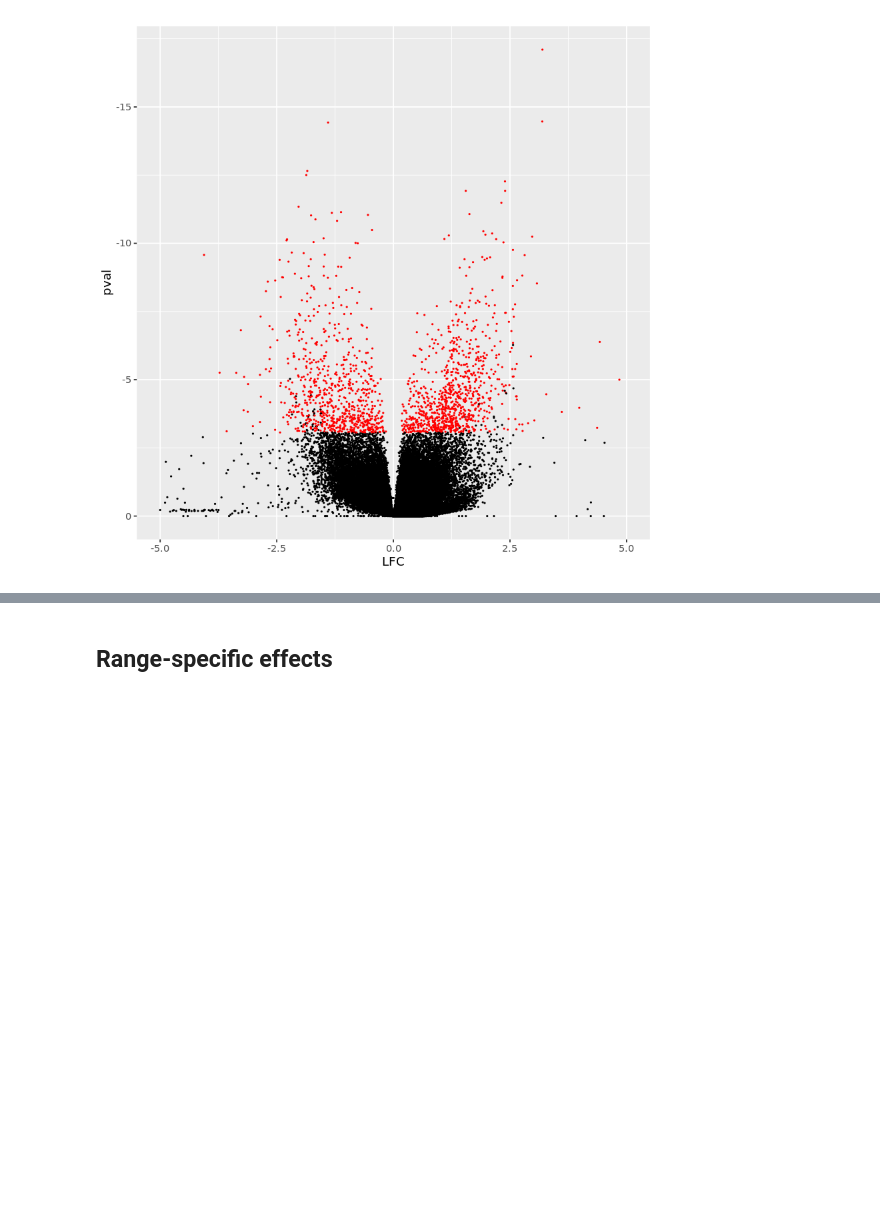
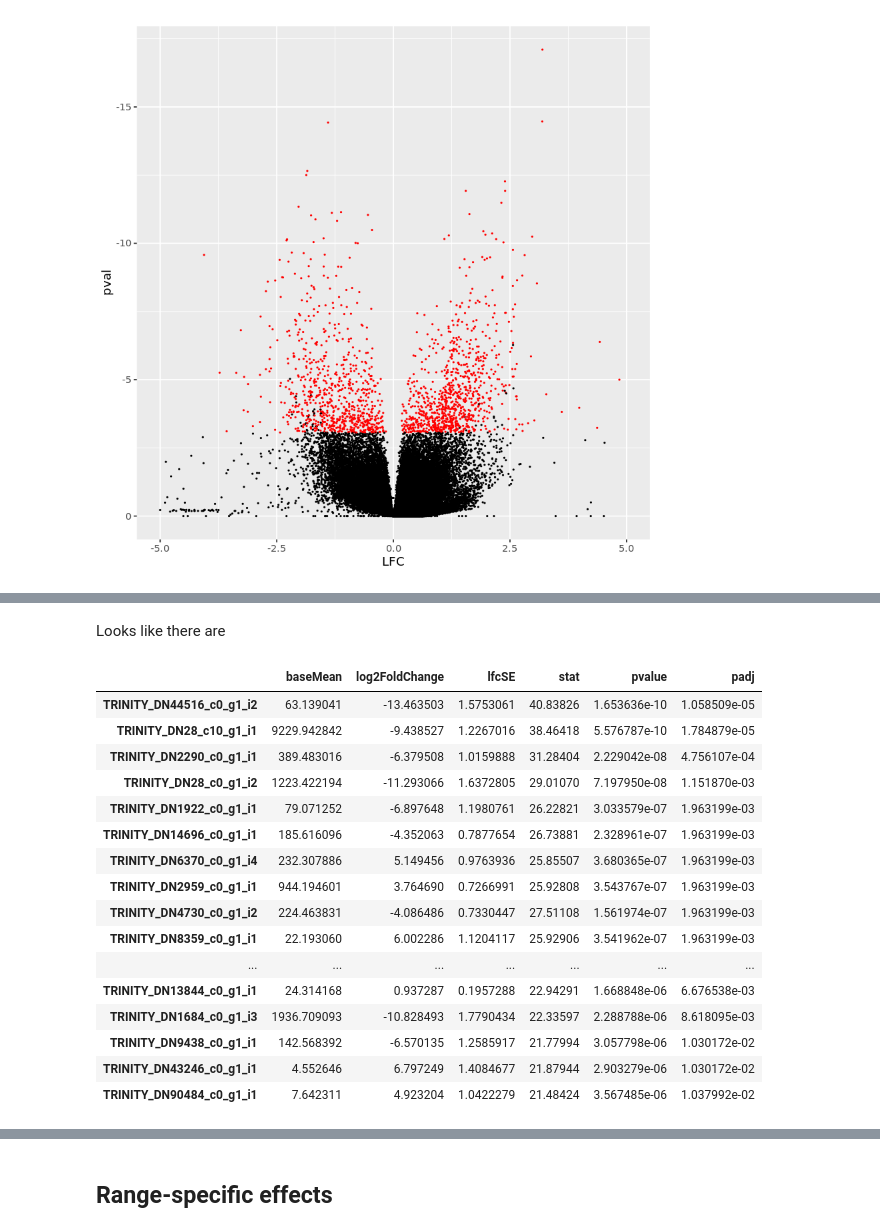
Before and after one commit to tepoltlab/RhithroLoxo_DE, a Jupyter notebook: juptyer_notebooks/DESeq2_RhithroLoxo.ipynb, the cells around one changed output, grey strips where cells are left out. Cells and saved outputs as stored; diff of their text form; code cells hidden in the pictures; blank space fills up the shorter version.

```diff
--- a/juptyer_notebooks/DESeq2_RhithroLoxo.ipynb
+++ b/juptyer_notebooks/DESeq2_RhithroLoxo.ipynb
@@ -696,0 +726,3 @@ Warning message:
+# %%
+res_sex <- results(dds_sex, alpha=0.05)
+summary(res_sex)
@@ -696,0 +739,24 @@ Warning message:
+# %% [markdown]
+Looks like there are
+# %%
+res_sex_sig <- data.frame(subset(res_sex, padj < 0.05))
+res_sex_sig <- res_sex_sig[order(res_sex_sig$padj),]
+head(res_sex_sig,20)
+# %% [output]
+|  | baseMean | log2FoldChange | lfcSE | stat | pvalue | padj |
+| TRINITY_DN44516_c0_g1_i2 | 63.139041 | -13.463503 | 1.5753061 | 40.83826 | 1.653636e-10 | 1.058509e-05 |
+| TRINITY_DN28_c10_g1_i1 | 9229.942842 | -9.438527 | 1.2267016 | 38.46418 | 5.576787e-10 | 1.784879e-05 |
+| TRINITY_DN2290_c0_g1_i1 | 389.483016 | -6.379508 | 1.0159888 | 31.28404 | 2.229042e-08 | 4.756107e-04 |
+| TRINITY_DN28_c0_g1_i2 | 1223.422194 | -11.293066 | 1.6372805 | 29.01070 | 7.197950e-08 | 1.151870e-03 |
+| TRINITY_DN1922_c0_g1_i1 | 79.071252 | -6.897648 | 1.1980761 | 26.22821 | 3.033579e-07 | 1.963199e-03 |
+| TRINITY_DN14696_c0_g1_i1 | 185.616096 | -4.352063 | 0.7877654 | 26.73881 | 2.328961e-07 | 1.963199e-03 |
+| TRINITY_DN6370_c0_g1_i4 | 232.307886 | 5.149456 | 0.9763936 | 25.85507 | 3.680365e-07 | 1.963199e-03 |
+| TRINITY_DN2959_c0_g1_i1 | 944.194601 | 3.764690 | 0.7266991 | 25.92808 | 3.543767e-07 | 1.963199e-03 |
+| TRINITY_DN4730_c0_g1_i2 | 224.463831 | -4.086486 | 0.7330447 | 27.51108 | 1.561974e-07 | 1.963199e-03 |
+| TRINITY_DN8359_c0_g1_i1 | 22.193060 | 6.002286 | 1.1204117 | 25.92906 | 3.541962e-07 | 1.963199e-03 |
+| ... | ... | ... | ... | ... | ... | ... |
+| TRINITY_DN13844_c0_g1_i1 | 24.314168 | 0.937287 | 0.1957288 | 22.94291 | 1.668848e-06 | 6.676538e-03 |
+| TRINITY_DN1684_c0_g1_i3 | 1936.709093 | -10.828493 | 1.7790434 | 22.33597 | 2.288788e-06 | 8.618095e-03 |
+| TRINITY_DN9438_c0_g1_i1 | 142.568392 | -6.570135 | 1.2585917 | 21.77994 | 3.057798e-06 | 1.030172e-02 |
+| TRINITY_DN43246_c0_g1_i1 | 4.552646 | 6.797249 | 1.4084677 | 21.87944 | 2.903279e-06 | 1.030172e-02 |
+| TRINITY_DN90484_c0_g1_i1 | 7.642311 | 4.923204 | 1.0422279 | 21.48424 | 3.567485e-06 | 1.037992e-02 |
```
Also changed, not shown: parts of 27 cells of this notebook, 1 other file.
